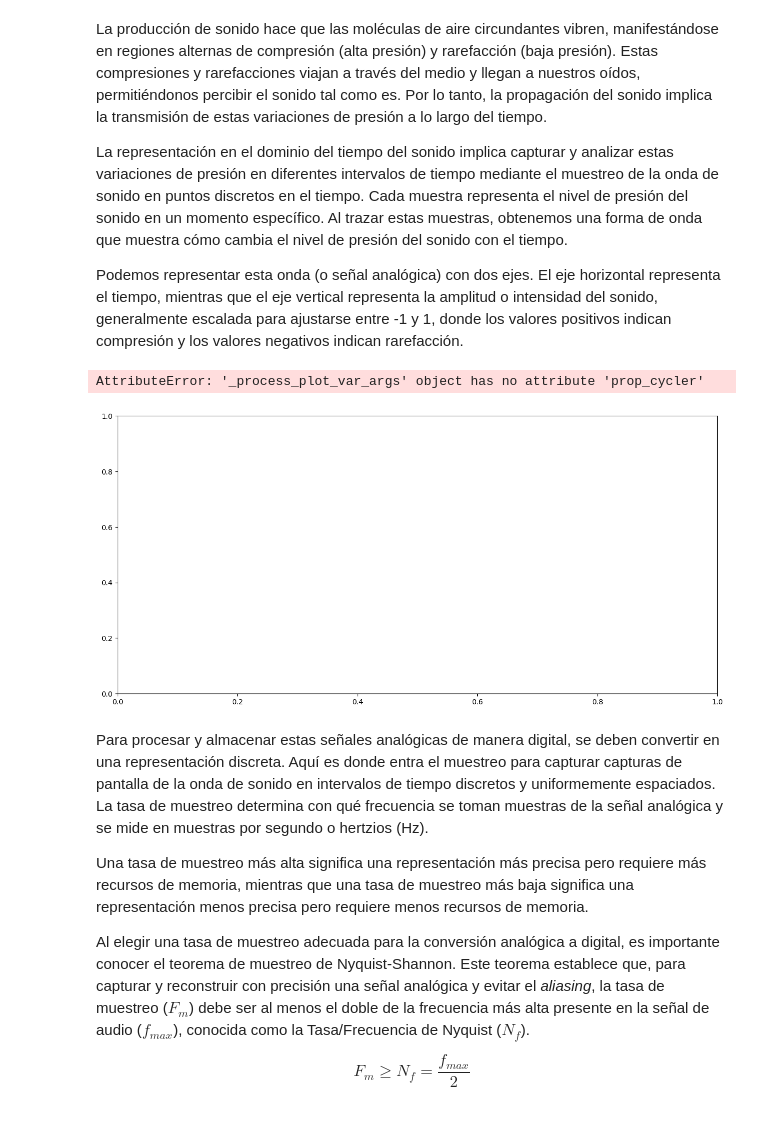
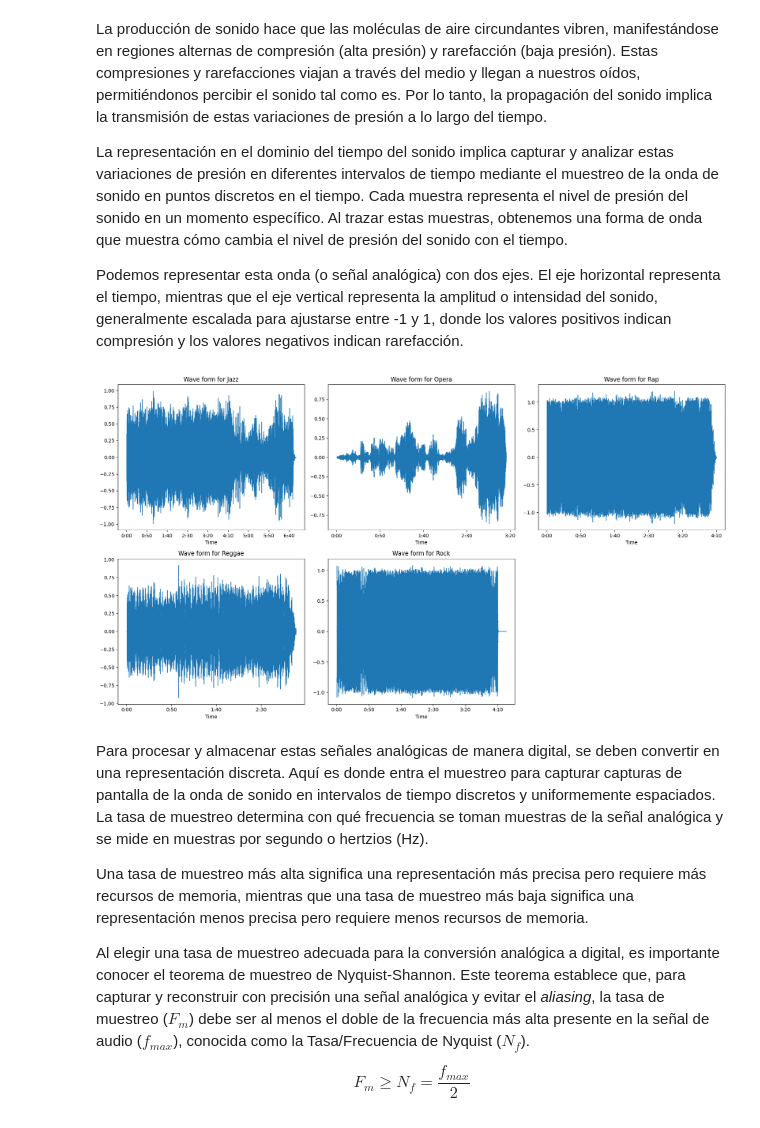
Before and after one commit to nican2/ProyectoAS2023, a Jupyter notebook: Memoria.ipynb, the cells around one changed output. Cells and saved outputs as stored; diff of their text form; code cells hidden in the pictures.

```diff
--- a/Memoria.ipynb
+++ b/Memoria.ipynb
@@ -52,28 +52,34 @@ La producción de sonido hace que las moléculas de aire circundantes vibren, ma
 La representación en el dominio del tiempo del sonido implica capturar y analizar estas variaciones de presión en diferentes intervalos de tiempo mediante el muestreo de la onda de sonido en puntos discretos en el tiempo. Cada muestra representa el nivel de presión del sonido en un momento específico. Al trazar estas muestras, obtenemos una forma de onda que muestra cómo cambia el nivel de presión del sonido con el tiempo.
 
 Podemos representar esta onda (o señal analógica) con dos ejes. El eje horizontal representa el tiempo, mientras que el eje vertical representa la amplitud o intensidad del sonido, generalmente escalada para ajustarse entre -1 y 1, donde los valores positivos indican compresión y los valores negativos indican rarefacción.
-# %%
-cancion_op = "data/opera/NessunDorma_Opera.mp3"
-# nessun: array con los valores de la amplitud en distintos intervalos temporales
-# sr (_): tasa de muestro
-nessun, sr = librosa.load(cancion_op)
-Audio(cancion_op)
-
-def show_waveform(signal, name=""):
-    # Create a new figure with a specific size
-    plt.figure(figsize=(15, 7))
-
-    # Display the waveform of the signal using librosa
-    librosa.display.waveshow(signal, alpha=0.5)
-    # Set the title of the plot
-    plt.title("Waveform for " + name)
-    # Show the plot
-    plt.show()
-
-show_waveform(nessun, "Acoustic Guitar")
-# %% [output]
-AttributeError: '_process_plot_var_args' object has no attribute 'prop_cycler'
-[figure, removed]
+# %%
+# Función para generar el espectrograma y plotearlo
+def plot_waveshow(ax, audio_signal, title, sr):
+    librosa.display.waveshow(audio_signal, sr=sr, ax=ax)
+    ax.set_title(title)
+
+# Crear la figura y los subgráficos
+fig, axes = plt.subplots(nrows=2, ncols=3, figsize=(18, 10))
+
+# Primer fila
+plot_waveshow(axes[0, 0], jazz_s, 'Wave form for Jazz', sr_j)
+plot_waveshow(axes[0, 1], opera_s, 'Wave form for Opera', sr_o)
+plot_waveshow(axes[0, 2], rap_s, 'Wave form for Rap', sr_ra)
+
+# Segunda fila
+plot_waveshow(axes[1, 0], reggae_s, 'Wave form for Reggae', sr_re)
+plot_waveshow(axes[1, 1], rock_s, 'Wave form for Rock', sr_ro)
+
+# Eliminar el último eje vacío, si es necesario
+axes[1, 2].axis('off')
+
+# Ajustar el diseño de la figura
+plt.tight_layout()
+
+# Mostrar la figura
+plt.show()
+# %% [output]
+[figure, added]
 # %% [markdown]
 Para procesar y almacenar estas señales analógicas de manera digital, se deben convertir en una representación discreta. Aquí es donde entra el muestreo para capturar capturas de pantalla de la onda de sonido en intervalos de tiempo discretos y uniformemente espaciados. La tasa de muestreo determina con qué frecuencia se toman muestras de la señal analógica y se mide en muestras por segundo o hertzios (Hz).
 
```
Also changed, not shown: parts of 6 cells of this notebook.
